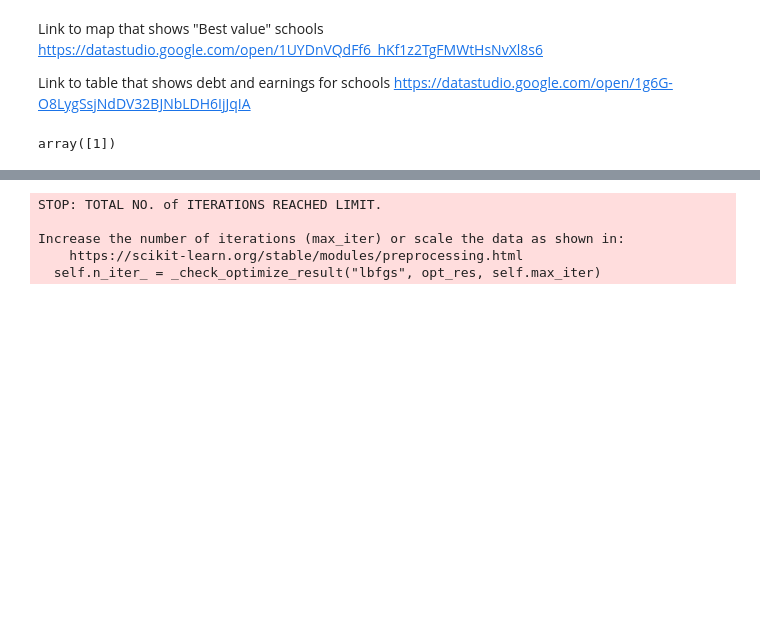
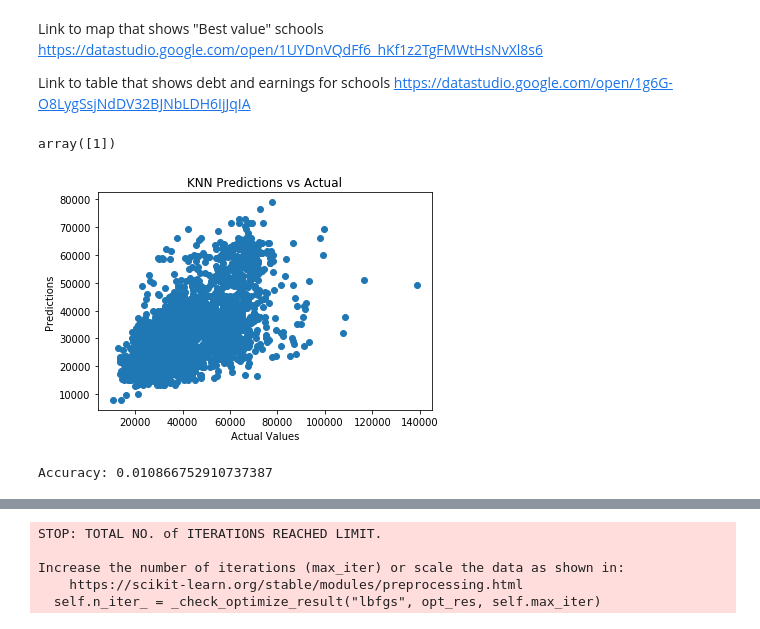
Before and after one commit to YJDave/cs418-s20-cs418_spring20_mighty_python, a Jupyter notebook: sean-eda.ipynb, the cells around one changed output, grey strips where cells are left out. Drawn from its saved outputs; the diff is of its cells as text; code cells hidden in the pictures; blank space fills up the shorter version.

```diff
--- a/sean-eda.ipynb
+++ b/sean-eda.ipynb
@@ -188,18 +188,40 @@ X_test = scaler.transform(X_test)
 # %%
 from sklearn import linear_model
 from sklearn.neighbors import KNeighborsClassifier
 
 # clf = tree.DecisionTreeClassifier()
 # clf = clf.fit(X_train, y_train)
 # predict = clf.predict(X_test)
 
 knn = KNeighborsClassifier()
 knn.fit(X_train, y_train)
 predictions = knn.predict(X_test)
+plt.title("KNN Predictions vs Actual")
+plt.scatter(y_test, predictions)
+plt.xlabel("Actual Values")
+plt.ylabel("Predictions")
+plt.show()
 # lm = linear_model.LinearRegression()
 # lm.fit(X_train, y_train)
 # model = lm.fit(X_train, y_train)
 # predictions = lm.predict(X_test)
+# %% [output]
+[figure, added]
+# %%
+X_train, X_test, y_train, y_test = train_test_split(X, y, random_state=0)
+
+knn = KNeighborsClassifier(n_neighbors=34)
+#Train the model using the training sets
+knn.fit(X_train, y_train)
+
+#Predict the response for test dataset
+y_pred = knn.predict(X_test)
+
+from sklearn import metrics
+# Model Accuracy, how often is the classifier correct?
+print("Accuracy:",metrics.accuracy_score(y_test, y_pred))
+# %% [output]
+Accuracy: 0.010866752910737387
 # %%
 lm = linear_model.LinearRegression()
 lm.fit(X_train, y_train)
```
Also changed, not shown: parts of 3 cells of this notebook, 1 other file.
